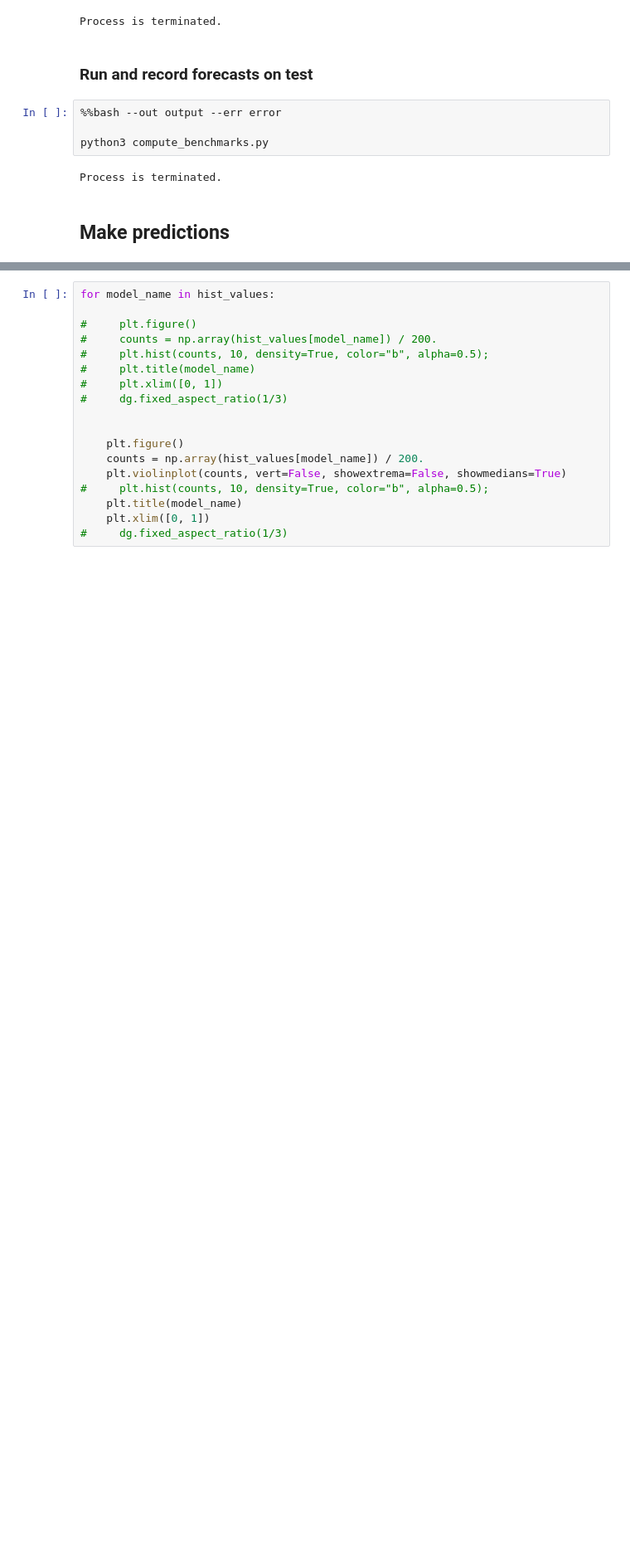
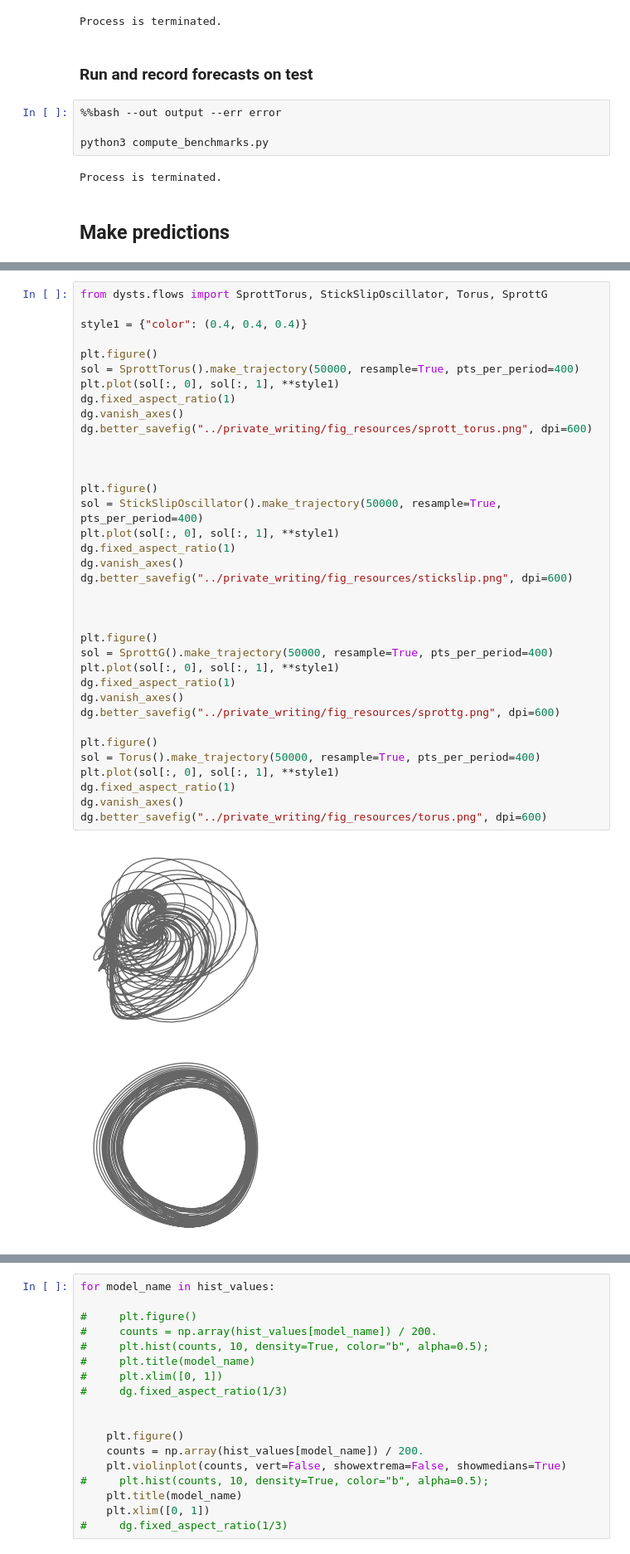
Before and after one commit to williamgilpin/dysts, a Jupyter notebook: benchmarks/forecasting_benchmarks.ipynb, the cells around one changed output, grey strips where cells are left out. Shown at 83% size. Saved outputs shown, nothing was run; the diff lists cells and outputs as text; blank space fills up the shorter version.

```diff
--- a/benchmarks/forecasting_benchmarks.ipynb
+++ b/benchmarks/forecasting_benchmarks.ipynb
@@ -269,0 +322,39 @@ sorted(iterable, /, *, key=None, reverse=False)
+# %%
+from dysts.flows import SprottTorus, StickSlipOscillator, Torus, SprottG
+
+style1 = {"color": (0.4, 0.4, 0.4)}
+
+plt.figure()
+sol = SprottTorus().make_trajectory(50000, resample=True, pts_per_period=400)
+plt.plot(sol[:, 0], sol[:, 1], **style1)
+dg.fixed_aspect_ratio(1)
+dg.vanish_axes()
+dg.better_savefig("../private_writing/fig_resources/sprott_torus.png", dpi=600)
+
+
+
+plt.figure()
+sol = StickSlipOscillator().make_trajectory(50000, resample=True, pts_per_period=400)
+plt.plot(sol[:, 0], sol[:, 1], **style1)
+dg.fixed_aspect_ratio(1)
+dg.vanish_axes()
+dg.better_savefig("../private_writing/fig_resources/stickslip.png", dpi=600)
+
+
+
+plt.figure()
+sol = SprottG().make_trajectory(50000, resample=True, pts_per_period=400)
+plt.plot(sol[:, 0], sol[:, 1], **style1)
+dg.fixed_aspect_ratio(1)
+dg.vanish_axes()
+dg.better_savefig("../private_writing/fig_resources/sprottg.png", dpi=600)
+
+plt.figure()
+sol = Torus().make_trajectory(50000, resample=True, pts_per_period=400)
+plt.plot(sol[:, 0], sol[:, 1], **style1)
+dg.fixed_aspect_ratio(1)
+dg.vanish_axes()
+dg.better_savefig("../private_writing/fig_resources/torus.png", dpi=600)
+# %% [output]
+[figure, added]
+[figure, added]
```
Also changed, not shown: parts of 74 cells of this notebook, 6 other files.
